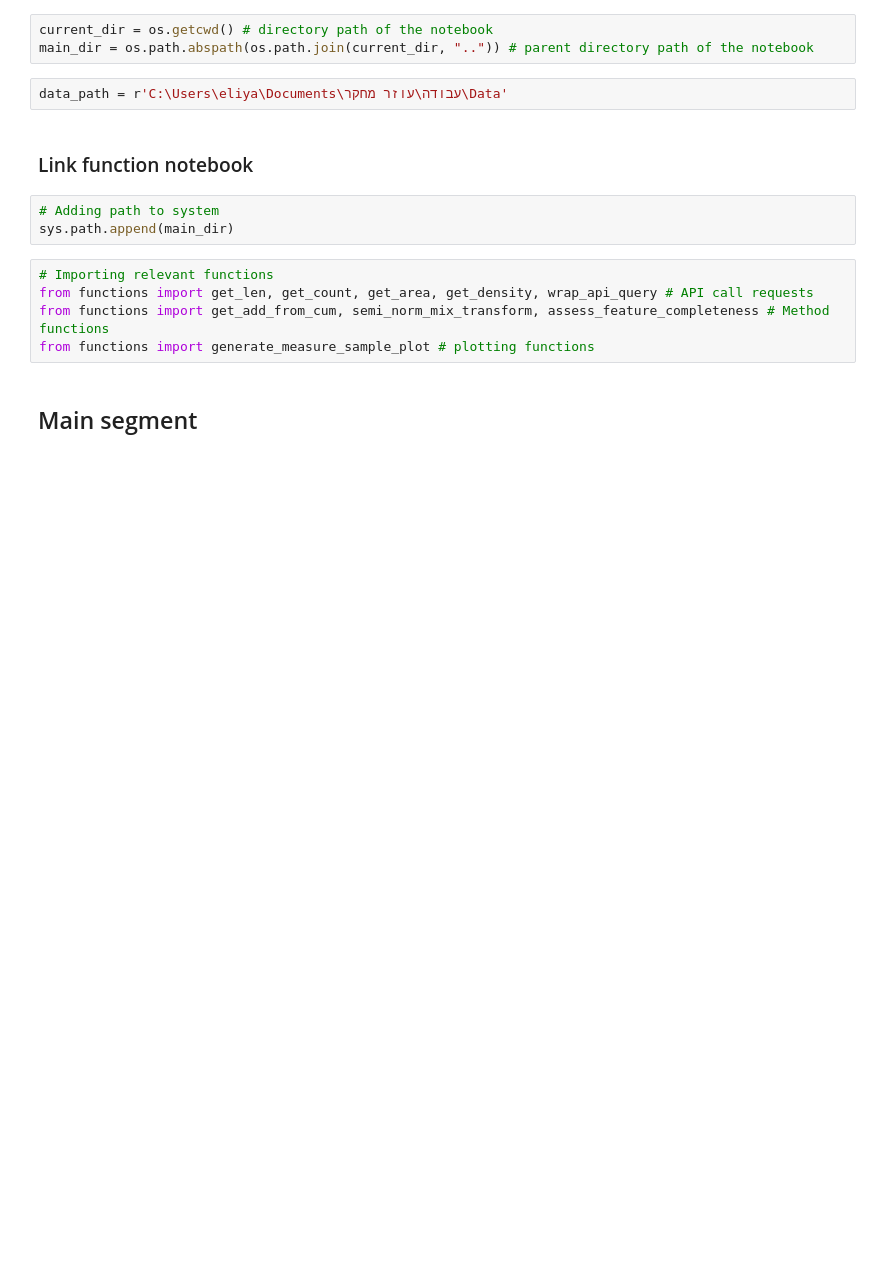
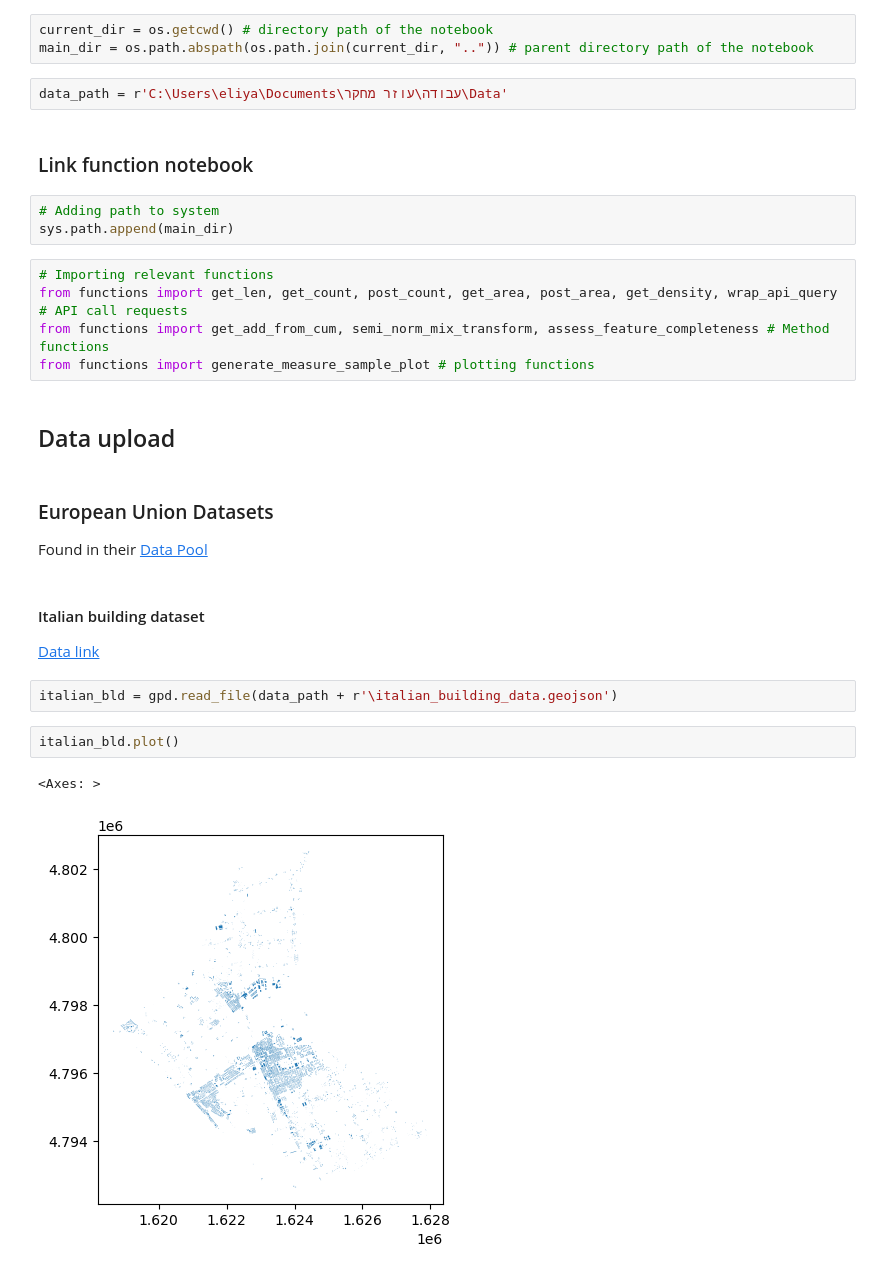
Before and after one commit to Geo-Cultural-Informatics-Lab/OSM-Feature-Completeness, a Jupyter notebook: 4) Validity_tests/general_building_dataset.ipynb, the cells around one changed output. Drawn from its saved outputs; the diff is of its cells as text; blank space fills up the shorter version.

Commit message:
started analyzing different building datasets

```diff
--- a/4) Validity_tests/general_building_dataset.ipynb
+++ b/4) Validity_tests/general_building_dataset.ipynb
@@ -40,8 +40,22 @@ data_path = r'C:\Users\eliya\Documents\עבודה\עוזר מחקר\Data'
 sys.path.append(main_dir)
 # %%
 # Importing relevant functions
-from functions import get_len, get_count, get_area, get_density, wrap_api_query # API call requests
+from functions import get_len, get_count, post_count, get_area, post_area, get_density, wrap_api_query # API call requests
 from functions import get_add_from_cum, semi_norm_mix_transform, assess_feature_completeness # Method functions
 from functions import generate_measure_sample_plot # plotting functions
 # %% [markdown]
-## Main segment
+## Data upload
+# %% [markdown]
+### European Union Datasets
+
+Found in their [Data Pool](https://data.europa.eu/data/combined?locale=en&query=building&page=2&limit=10)
+# %% [markdown]
+#### Italian building dataset
+[Data link](https://data.europa.eu/data/datasets/c_c415-edificio-1?locale=en)
+# %%
+italian_bld = gpd.read_file(data_path + r'\italian_building_data.geojson')
+# %%
+italian_bld.plot()
+# %% [output]
+<Axes: >
+[figure, added]
```
